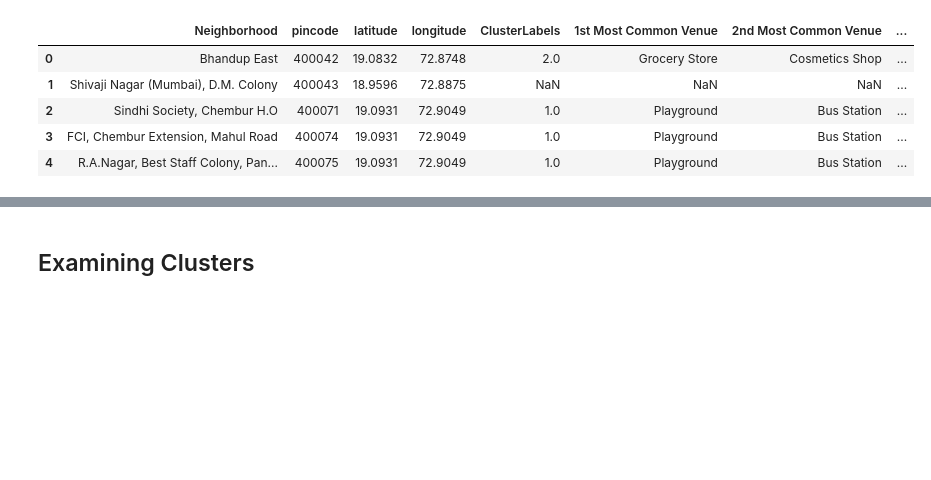
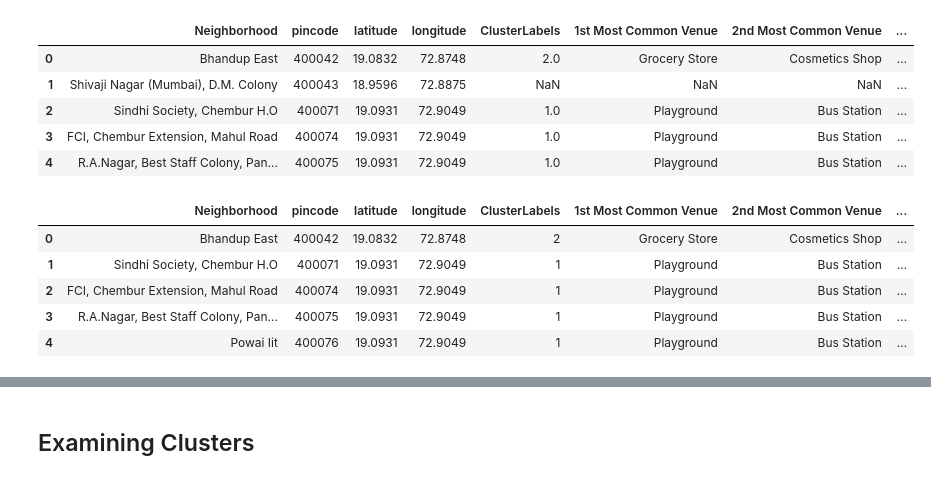
Before and after one commit to sree-deep/Coursera_Capstone, a Jupyter notebook: CourseraProject_IITBombay.ipynb, the cells around one changed output, grey strips where cells are left out. Saved outputs shown, nothing was run; the diff lists cells and outputs as text; code cells hidden in the pictures; blank space fills up the shorter version.

```diff
--- a/CourseraProject_IITBombay.ipynb
+++ b/CourseraProject_IITBombay.ipynb
@@ -554,6 +554,15 @@ iit_merged = iit_merged[np.isfinite(iit_merged['ClusterLabels'])].reset_index()
 iit_merged=iit_merged.drop(['index'],axis=1)
 # %%
 iit_merged['ClusterLabels'] = iit_merged['ClusterLabels'].astype(int)
+# %%
+iit_merged.head()
+# %% [output]
+|  | Neighborhood | pincode | latitude | longitude | ClusterLabels | 1st Most Common Venue | 2nd Most Common Venue | ... |
+| 0 | Bhandup East | 400042 | 19.0832 | 72.8748 | 2 | Grocery Store | Cosmetics Shop | ... |
+| 1 | Sindhi Society, Chembur H.O | 400071 | 19.0931 | 72.9049 | 1 | Playground | Bus Station | ... |
+| 2 | FCI, Chembur Extension, Mahul Road | 400074 | 19.0931 | 72.9049 | 1 | Playground | Bus Station | ... |
+| 3 | R.A.Nagar, Best Staff Colony, Pan... | 400075 | 19.0931 | 72.9049 | 1 | Playground | Bus Station | ... |
+| 4 | Powai Iit | 400076 | 19.0931 | 72.9049 | 1 | Playground | Bus Station | ... |
 # %%
 # create map
 map_clusters = folium.Map(location=[latitude, longitude], zoom_start=10)
```
Also changed, not shown: 1 other file.
